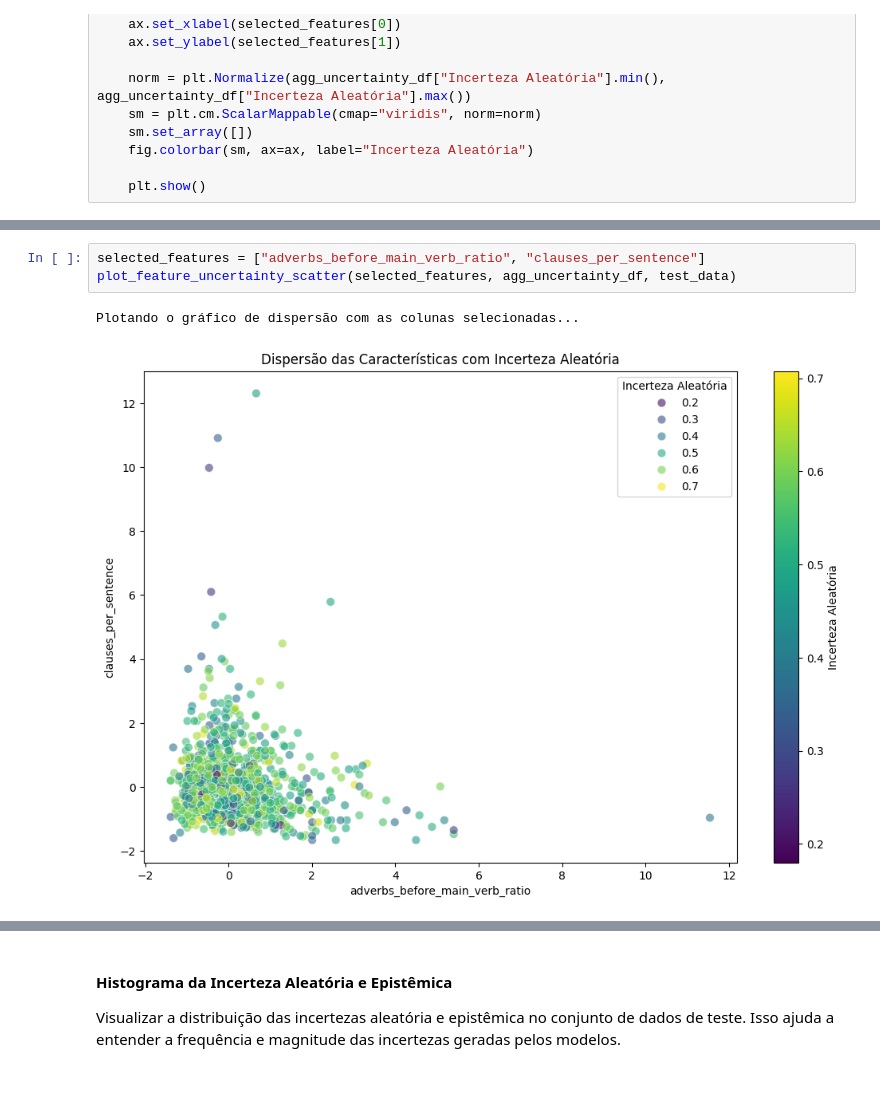
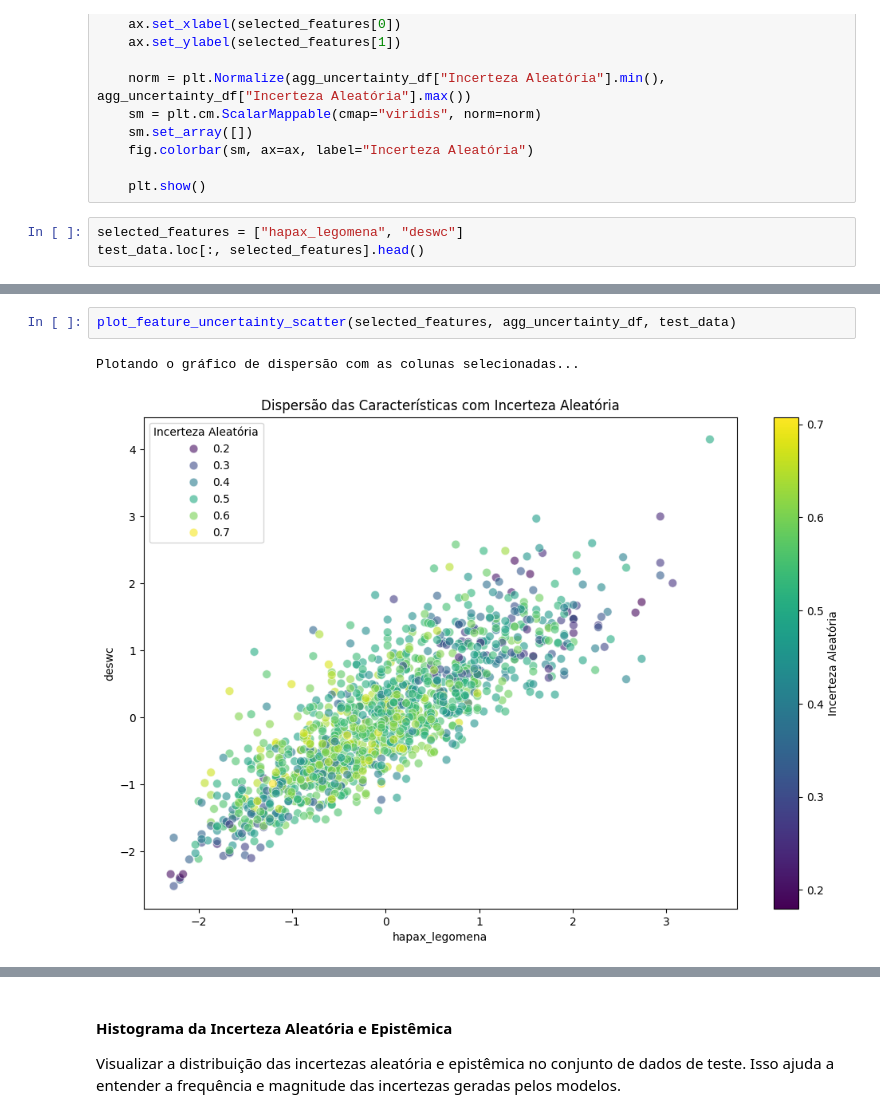
Before and after one commit to Tiagoblima/explanaible-essay-grading, a Jupyter notebook: notebooks/Essay Grade Classification - Parte 2.ipynb, the cells around one changed output, grey strips where cells are left out. Cells and saved outputs as stored; diff of their text form; blank space fills up the shorter version.

```diff
--- a/notebooks/Essay Grade Classification - Parte 2.ipynb
+++ b/notebooks/Essay Grade Classification - Parte 2.ipynb
@@ -149,3 +153,6 @@ def plot_feature_uncertainty_scatter(selected_features, agg_uncertainty_df, test
     fig.colorbar(sm, ax=ax, label="Incerteza Aleatória")
 
     plt.show()
+# %%
+selected_features = ["hapax_legomena", "deswc"]
+test_data.loc[:, selected_features].head()
@@ -152,6 +166,5 @@ def plot_feature_uncertainty_scatter(selected_features, agg_uncertainty_df, test
 # %%
-selected_features = ["adverbs_before_main_verb_ratio", "clauses_per_sentence"]
 plot_feature_uncertainty_scatter(selected_features, agg_uncertainty_df, test_data)
 # %% [output]
 Plotando o gráfico de dispersão com as colunas selecionadas...
-[figure, old version]
+[figure, new version]
```
Also changed, not shown: parts of 5 cells of this notebook.
